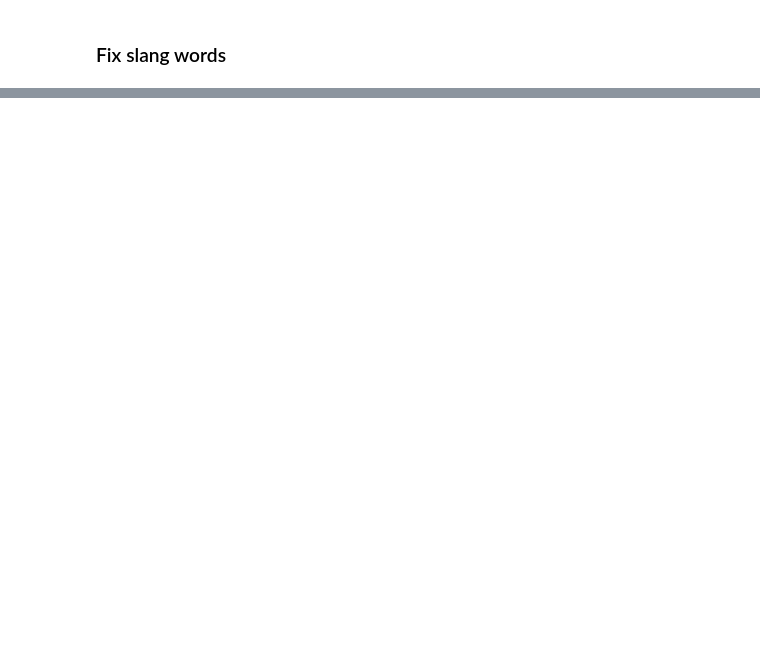
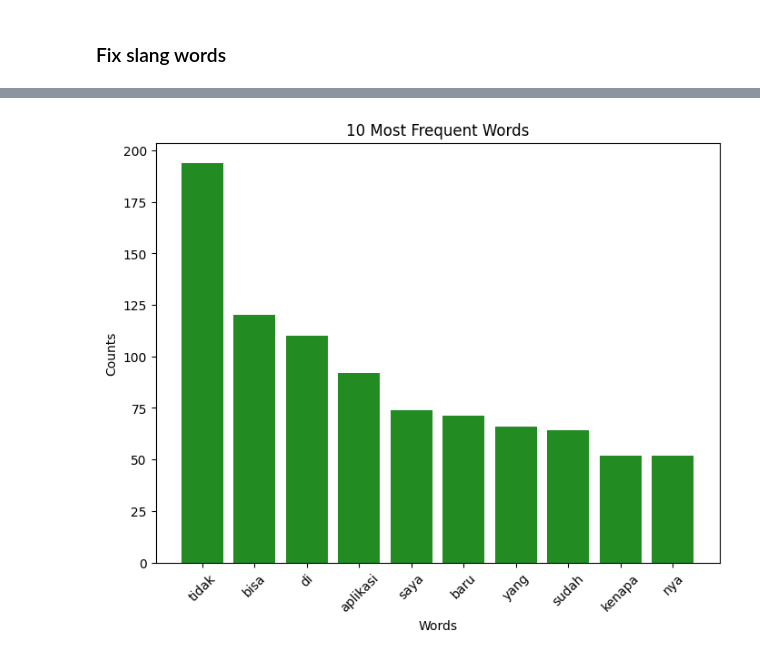
Before and after one commit to radyadhewa/gcn-for-app-reviews, a Jupyter notebook: preprocessing/preprocess.ipynb, the cells around one changed output, grey strips where cells are left out. Drawn from its saved outputs; the diff is of its cells as text; code cells hidden in the pictures; blank space fills up the shorter version.

```diff
--- a/preprocessing/preprocess.ipynb
+++ b/preprocessing/preprocess.ipynb
@@ -132,0 +365,18 @@ Name: content, dtype: object
+# %%
+counter = Counter()
+
+for i in tqdm(range(len(df_aft_covid['processed_tokenized']))):
+  for word in df_aft_covid['processed_tokenized'].iloc[i]:
+      counter[word] += 1
+
+
+counter = dict(counter)
+# %%
+# 10 most frequent words from corpus
+
+top_10_words = dict(sorted(counter.items(), key = itemgetter(1), reverse = True)[:10])
+words = [x for x in top_10_words.keys()]
+counts = [x for x in top_10_words.values()]
+data = {'words': words, 'counts': counts}
+top_10_words = pd.DataFrame(data, columns=['words', 'counts'])
+top_10_words
@@ -132,0 +395,13 @@ Name: content, dtype: object
+# %%
+# plot
+
+fig = plt.figure(figsize=(8,6))
+plt.bar(top_10_words['words'], top_10_words['counts'], color='forestgreen')
+plt.xlabel('Words')
+plt.ylabel('Counts')
+plt.xticks(rotation=45)
+plt.title('10 Most Frequent Words')
+plt.legend().set_visible(False)
+plt.show()
+# %% [output]
+[figure, added]
```
Also changed, not shown: parts of 66 cells of this notebook, 28 other files.
